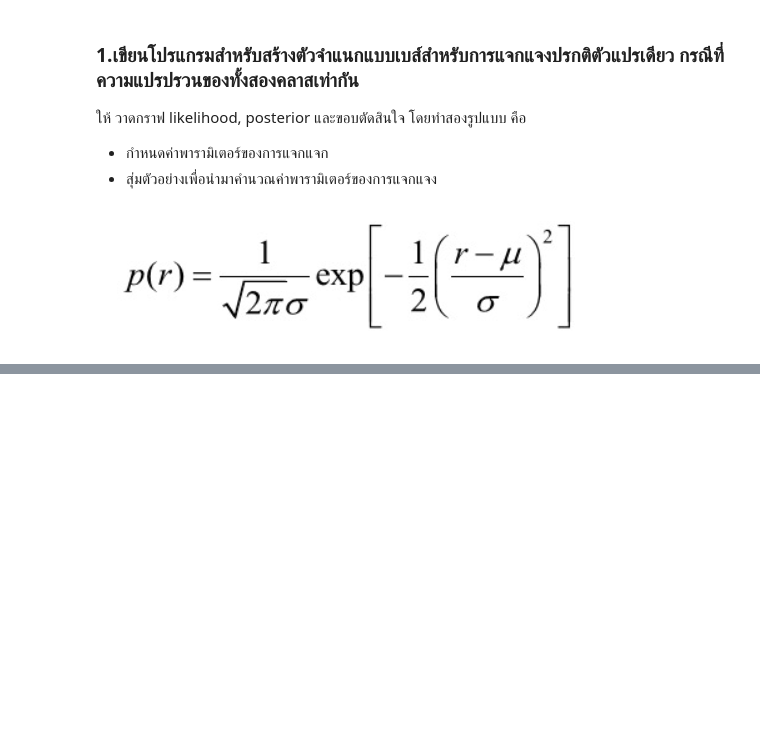
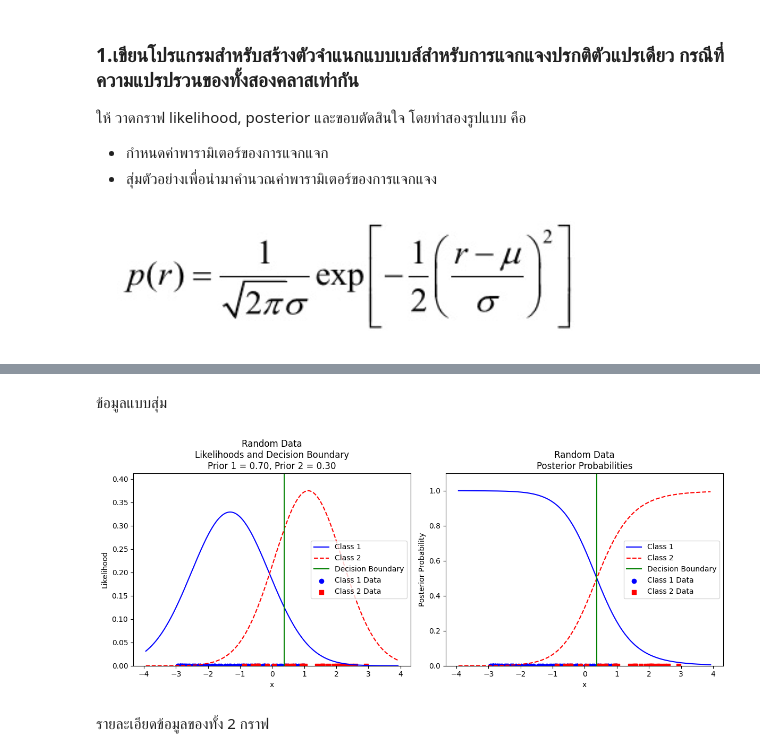
Before and after one commit to MLol-3/Machine-learning-class67, a Jupyter notebook: Bayes/Q1.ipynb, the cells around one changed output, grey strips where cells are left out. Cells and saved outputs as stored; diff of their text form; code cells hidden in the pictures; blank space fills up the shorter version.

```diff
--- a/Bayes/Q1.ipynb
+++ b/Bayes/Q1.ipynb
@@ -249,0 +84,27 @@ Priors: Class 1 = 0.50, Class 2 = 0.50
+# %% [markdown]
+ข้อมูลแบบสุ่ม
+# %%
+np.random.seed()
+class1_random = np.random.uniform(-3, 1, 70)
+class2_random = np.random.uniform(-1, 3, 30)
+
+mean1_random, std_dev1_random = np.mean(class1_random), np.std(class1_random)
+mean2_random, std_dev2_random = np.mean(class2_random), np.std(class2_random)
+
+# Calculate priors based on class sizes
+prior1_random, prior2_random = calculate_priors(class1_random, class2_random)
+
+x_random = np.linspace(min(min(class1_random), min(class2_random)) - 1, max(max(class1_random), max(class2_random)) + 1, 1000)
+
+likelihood1_random = gaussian_pdf(x_random, mean1_random, std_dev1_random)
+likelihood2_random = gaussian_pdf(x_random, mean2_random, std_dev2_random)
+post1_random, post2_random = posterior(x_random, mean1_random, mean2_random, std_dev1_random, std_dev2_random, prior1_random, prior2_random)
+
+db_random = decision_boundary(x_random, mean1_random, mean2_random, std_dev1_random, std_dev2_random, prior1_random, prior2_random)
+db_x_random = x_random[np.argmin(np.abs(db_random))]
+
+plot_graphs(x_random, likelihood1_random, likelihood2_random, post1_random, post2_random, db_x_random, class1_random, class2_random, prior1_random, prior2_random, "Random Data")
+# %% [output]
+[figure, added]
+# %% [markdown]
+รายละเอียดข้อมูลของทั้ง 2 กราฟ
```
Also changed, not shown: parts of 12 cells of this notebook.
